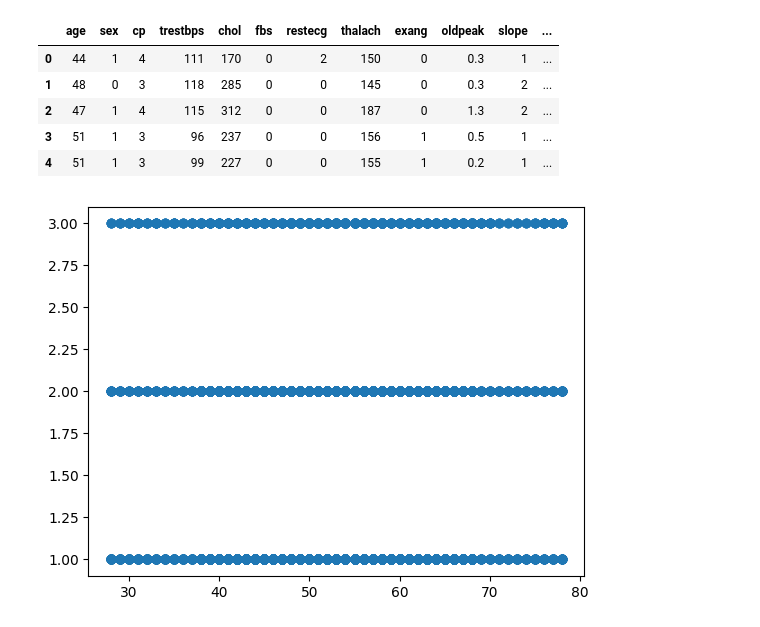
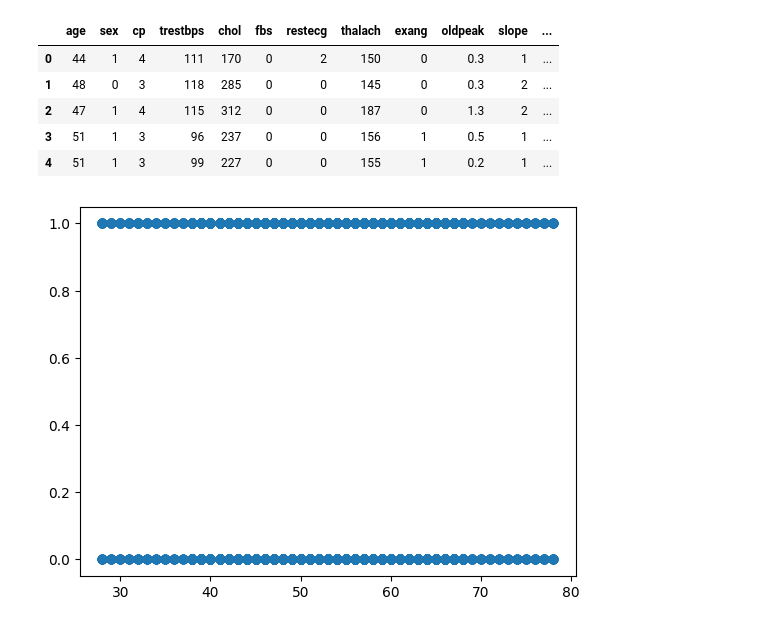
Before and after one commit to Hatrung1011/BTL_IoT, a Jupyter notebook: logiticRegression.ipynb, the cells around one changed output. Cells and saved outputs as stored; diff of their text form; code cells hidden in the pictures.

```diff
--- a/logiticRegression.ipynb
+++ b/logiticRegression.ipynb
@@ -27,14 +27,14 @@ data.head()
 | 3 | 51 | 1 | 3 | 96 | 237 | 0 | 0 | 156 | 1 | 0.5 | 1 | ... |
 | 4 | 51 | 1 | 3 | 99 | 227 | 0 | 0 | 155 | 1 | 0.2 | 1 | ... |
 # %%
-plt.scatter(data['age'], data['slope'])
+plt.scatter(data['age'], data['target'])
 plt.show()
 
 # Divide the data to training set and test set
 X_train, X_test, y_train, y_test = train_test_split(
-    data['age'], data['slope'], test_size=0.50)
+    data['age'], data['target'], test_size=0.50)
 # %% [output]
-[figure, old version]
+[figure, new version]
 # %%
 # Creating the logistic regression model
 
```
Also changed, not shown: parts of 3 cells of this notebook.
